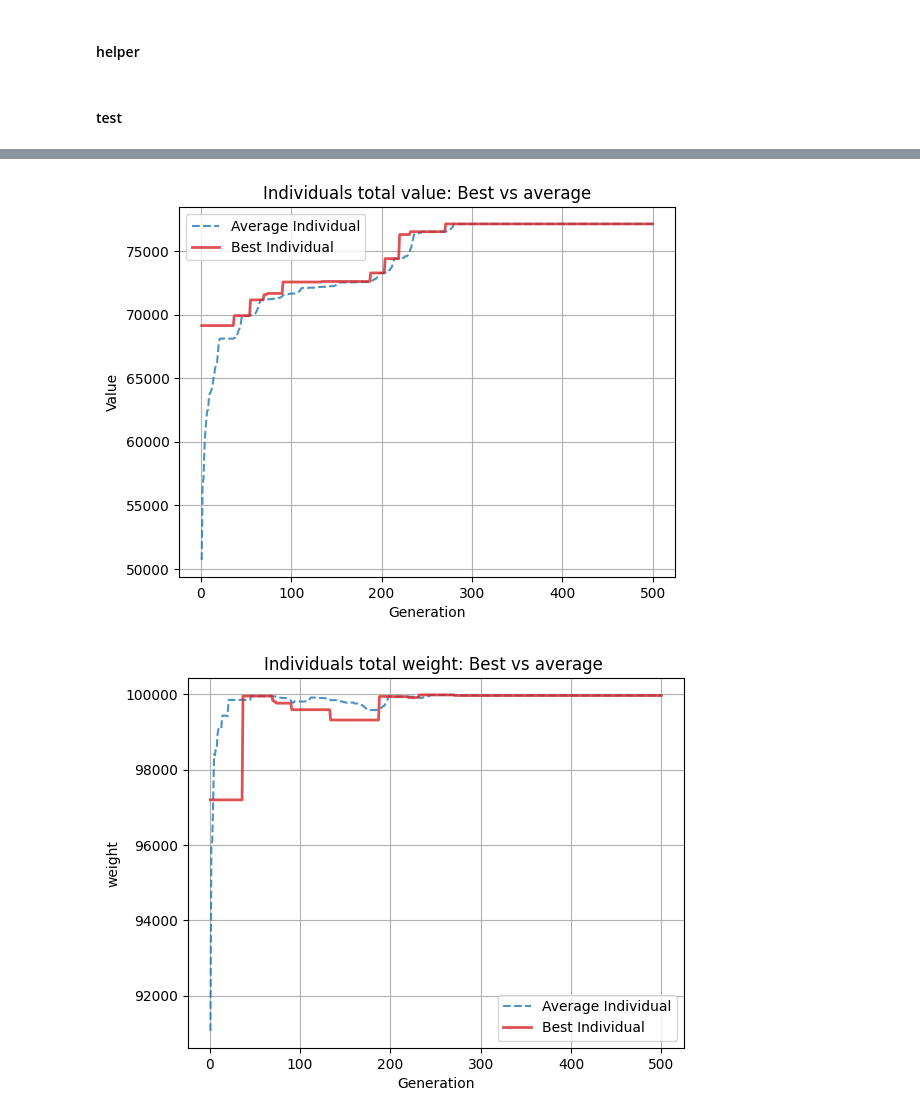
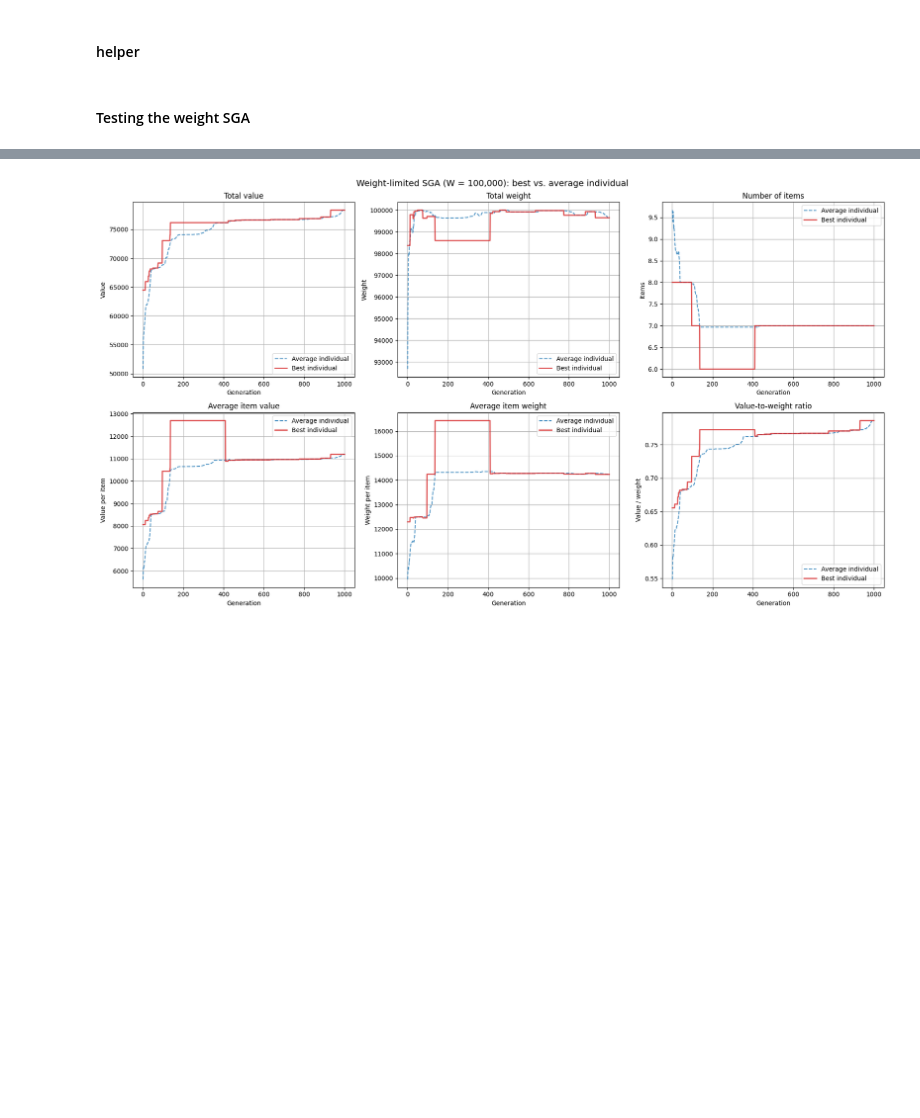
Before and after one commit to kormakursnorra/MachineLearningRepo, a Jupyter notebook: Project2/src/task3.ipynb, the cells around one changed output, grey strips where cells are left out. Saved outputs shown, nothing was run; the diff lists cells and outputs as text; code cells hidden in the pictures; blank space fills up the shorter version.

```diff
--- a/Project2/src/task3.ipynb
+++ b/Project2/src/task3.ipynb
@@ -1297,6 +1505,24 @@ def plot_gen_avg(values: list, weights: list):
     plt.show()
 
 
+def plot_stat_over_generations(
+        avg_data: list[float],
+        best_data: list[float],
+        graph_name: str = "MISSING",
+        y_label: str = "MISSING",
+        ):
+    gens = range(1, len(avg_data) + 1)
+
+    plt.plot(gens, avg_data, color="tab:blue", alpha=0.8, linestyle="--", label="Average Individual")
+    plt.plot(gens, best_data, color="tab:red", alpha=0.8, linestyle="-", linewidth=2, label="Best Individual")
+    plt.xlabel("Generation")
+    plt.ylabel(y_label)
+    plt.title(graph_name)
+    plt.legend()
+    plt.grid(True)
+    plt.show()
+
+
 def plot_average_over_generations(
                 avg_data: list[float],
                 graph_name: str = "MISSING",
@@ -1311,24 +1537,19 @@ def plot_average_over_generations(
     plt.grid(True)
     plt.show()
 # %% [markdown]
-#### test
+#### Testing the weight SGA
 # %%
-def plot_stat_over_generations(
-        avg_data: list[float],
-        best_data: list[float],
-        graph_name: str = "MISSING",
-        y_label: str = "MISSING",
-        ):
+def plot_stat_over_generations(ax, avg_data: list[float], best_data: list[float],
+                               graph_name: str, y_label: str):
     gens = range(1, len(avg_data) + 1)
 
-    plt.plot(gens, avg_data, color="tab:blue", alpha=0.8, linestyle="--", label="Average Individual")
-    plt.plot(gens, best_data, color="tab:red", alpha=0.8, linestyle="-", linewidth=2, label="Best Individual")
-    plt.xlabel("Generation")
-    plt.ylabel(y_label)
-    plt.title(graph_name)
-    plt.legend()
-    plt.grid(True)
-    plt.show()
+    ax.plot(gens, avg_data, color="tab:blue", alpha=0.8, linestyle="--", label="Average individual")
+    ax.plot(gens, best_data, color="tab:red", alpha=0.8, linestyle="-", linewidth=2, label="Best individual")
+    ax.set_xlabel("Generation")
+    ax.set_ylabel(y_label)
+    ax.set_title(graph_name)
+    ax.legend()
+    ax.grid(True)
 
 
 def test_sga_weight(
@@ -1354,11 +1575,12 @@ def test_sga_weight(
     population_fitness = report[1]
     stats              = report[2]
 
+    best_idx = np.argmax(population_fitness)
+    best_individual = population[best_idx]
+
     final_index = num_iter - 1
 
     if show_stat:
-        test_weight(population, item_values, print_each=False)
-
         print("=" * 60)
         print(f"Test with weight limit = {weight_limit}")
         print(f"Population size: {pop_size} | Iterations: {num_iter} | PC: {pc} | PM: {pm}")
@@ -1371,24 +1593,31 @@ def test_sga_weight(
         print(f"Average weight per selected item: {stats["weight"]["best"][final_index] / stats["num_items"]["best"][final_index]:,.2f}")
         print("=" * 60 + "\n")
 
-    if show_plot:
-        plot_stat_over_generations(stats["value"]["avg"], stats["value"]["best"], "Individuals total value: Best vs average", "Value")
+        #test_weight(population, item_weights, print_each=False)
 
-        plot_stat_over_generations(stats["weight"]["avg"], stats["weight"]["best"], "Individuals total weight: Best vs average ", "weight")
+        if show_plot:
+            plots = [
+                ("value",       "Total value",              "Value"),
+                ("weight",      "Total weight",             "Weight"),
+                ("num_items",   "Number of items",          "Items"),
+                ("item_value",  "Average item value",       "Value per item"),
+                ("item_weight", "Average item weight",      "Weight per item"),
+                ("v_w_ratio",   "Value-to-weight ratio",    "Value / weight"),
+            ]
 
-        plot_stat_over_generations(stats["num_items"]["avg"], stats["num_items"]["best"], "Individuals number of items: Best vs average", "number of items")
+            fig, axes = plt.subplots(2, 3, figsize=(18, 10))
+            for ax, (key, title, y_label) in zip(axes.flat, plots):
+                plot_stat_over_generations(ax, stats[key]["avg"], stats[key]["best"], title, y_label)
 
-        plot_stat_over_generations(stats["item_value"]["avg"], stats["item_value"]["best"], "Individuals average item value: Best vs average", "Avg item value")
+            fig.suptitle(f"Weight-limited SGA (W = {weight_limit:,}): best vs. average individual", fontsize=14)
+            fig.tight_layout()
+            plt.show()
 
-        plot_stat_over_generations(stats["item_weight"]["avg"], stats["item_weight"]["best"], "Individuals average item weight: Best vs average", "Avg item weight")
-
-        plot_stat_over_generations(stats["v_w_ratio"]["avg"], stats["v_w_ratio"]["best"], "Individuals value to weight ration for their items: Best vs average", "value / weight")
-
-    return stats
+    return stats, best_individual
 
 
 population_size = 30
-number_iter = 500
+number_iter = 1000
 crossover_prob = 0.9
 mutation_prob = 0.1
 
@@ -1417,3 +1642,2 @@ Average weight per selected item: 14,281.43
 ============================================================
-[figure, old version]
+[figure, new version]
-[figure, removed]
```
Also changed, not shown: parts of 29 cells of this notebook, 7 other files.
